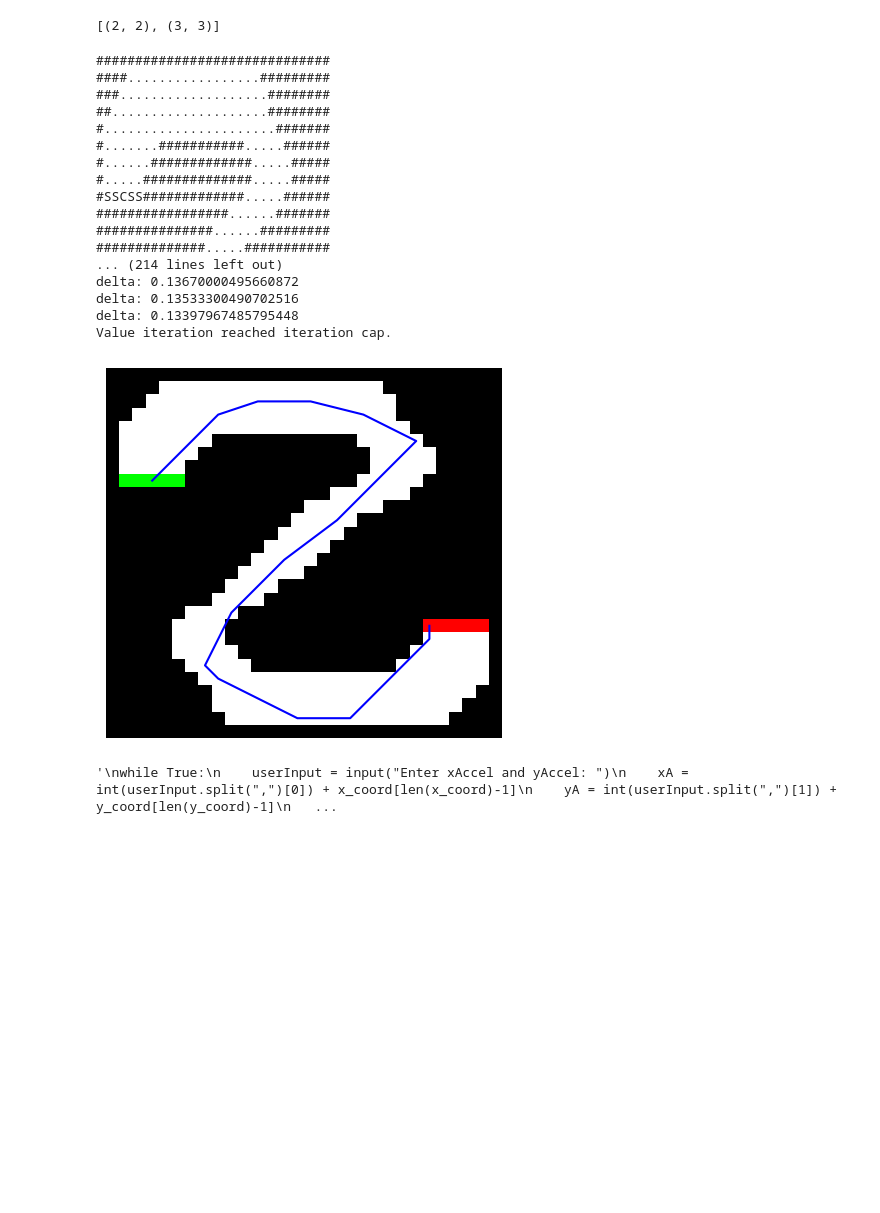
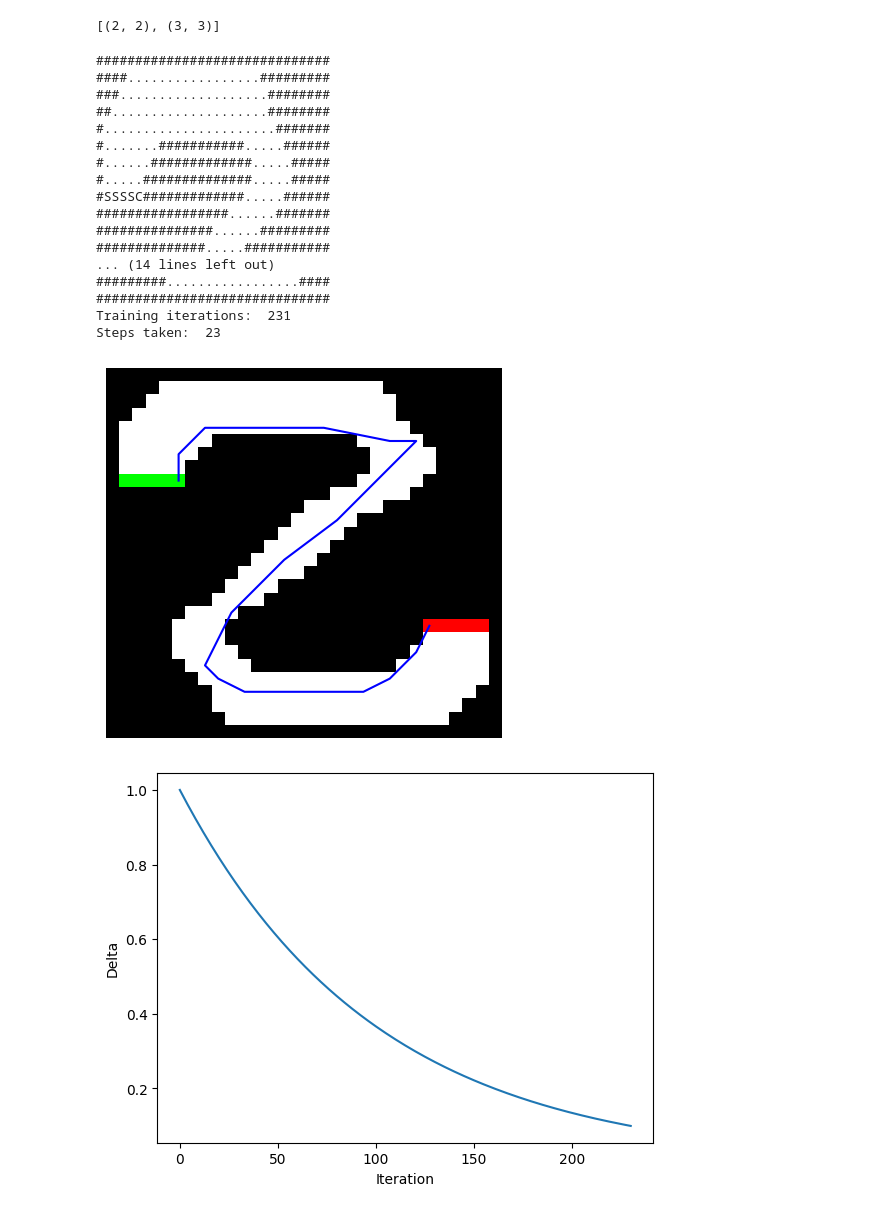
Before and after one commit to NathanRitchlin/AI2025-Project-4, a Jupyter notebook: main.ipynb, the cells around one changed output. Saved outputs shown, nothing was run; the diff lists cells and outputs as text; code cells hidden in the pictures; blank space fills up the shorter version.

```diff
--- a/main.ipynb
+++ b/main.ipynb
@@ -279,11 +274,6 @@ import numpy as np
 
 # deterministic transition function (no randomness)
 def transition(oldY, oldX, oldVY, oldVX, accel, racetrack):
-    """
-    Returns (newY_index, newX_index, newVY_value, newVX_value, crashed_flag, finished_flag)
-    Note: This function is deterministic (no oil randomness).
-    Coordinates returned are the grid coordinates (integers).
-    """
     # apply acceleration
     newVX = oldVX + accel[0]
     newVY = oldVY + accel[1]
@@ -301,7 +291,6 @@ def transition(oldY, oldX, oldVY, oldVX, accel, racetrack):
     newX = oldX + newVX
     newY = oldY + newVY
 
-    # compute path using Bresenham (you use bresenhamsAlgorithm(oldX,newX,oldY,newY))
     carCourse = bresenhamsAlgorithm(oldX, newX, oldY, newY)
 
     crashed = False
@@ -310,7 +299,6 @@ def transition(oldY, oldX, oldVY, oldVX, accel, racetrack):
     finishPoint = None
 
     for i, pos in enumerate(carCourse):
-        # pos presumably is (x,y) or similar; your original code treats pos in racetrack.walls
         if pos in racetrack.walls:
             crashed = True
             # nearest safe point before crash
@@ -319,7 +307,7 @@ def transition(oldY, oldX, oldVY, oldVX, accel, racetrack):
         if pos in racetrack.finishStates:
             finished = True
             finishPoint = pos
-            # keep scanning? we can break since finish reached
+
             break
 
     if crashed:
@@ -327,24 +315,21 @@ def transition(oldY, oldX, oldVY, oldVX, accel, racetrack):
             # place at nearest point with zero velocity
             newX = nearestPoint[0]
             newY = nearestPoint[1]
-        else:
-            # deterministic restart: choose the first start state instead of random.choice
-            # (If you want equal-prob restart over all start states, we should return a distribution)
-            start = racetrack.startStates[0]
+        if CRASH_POS == "STRT":
+            # Back to start
+            start = random.choice(racetrack.startStates)
             newX = start[0]
             newY = start[1]
         newVX = 0
         newVY = 0
 
     if finished:
-        # finishPoint overrides crash restart — set to finish point (velocities irrelevant)
         newX = finishPoint[0]
         newY = finishPoint[1]
         newVX = 0
         newVY = 0
 
-    # Ensure newX/newY are ints within grid bounds — clip if needed
-    # (Assuming racetrack grid indexes x in [0, cols-1], y in [0, rows-1])
+    # Ensure newX/newY are ints within array bounds
     cols = racetrack.size[0]
     rows = racetrack.size[1]
     if newX < 0: newX = 0
@@ -410,8 +395,11 @@ def valueIteration(racetrack, error, discount):
 
     # main value iteration loop
     iteration = 0
+    deltaList = []
+    iterList = []
     while True:
         iteration += 1
+        iterList.append(iteration)
         valuesPrev = copy.deepcopy(values)
         delta = 0.0
 
@@ -434,8 +422,7 @@ def valueIteration(racetrack, error, discount):
 
                         # for each action compute expected value deterministically:
                         for ai, a in enumerate(actions):
-                            r = -1  # step penalty (you used -1)
-                            # deterministic next-state if accel succeeds
+                            r = -1
                             (sy, sx, svy, svx), (fy, fx, fvy, fvx) = T[(y,x,vy,vx,ai)]
 
                             # convert returned velocities to indices
@@ -457,24 +444,18 @@ def valueIteration(racetrack, error, discount):
                         diff = abs(new_value - valuesPrev[y][x][vi][vj])
                         if diff > delta:
                             delta = diff
+
                         values[y][x][vi][vj] = new_value
 
-        # keep terminals zero (defensive)
+        # keep terminals zero
         for x in range(cols):
             for y in range(rows):
                 if (x,y) in racetrack.finishStates:
                     for vi in range(len_v):
                         for vj in range(len_v):
                             values[y][x][vi][vj] = 0.0
-
-        # check convergence
-        print("delta:", delta)
+        deltaList.append(delta)
         if delta < error:
-            break
-
-        # safety cap on iterations (optional)
-        if iteration > 2000:
-            print("Value iteration reached iteration cap.")
             break
 
     # build deterministic greedy policy mapping (state -> action)
@@ -488,7 +469,7 @@ def valueIteration(racetrack, error, discount):
                     vx = i2v[vj]
                     pi[(y, x, vy, vx)] = actions[best_ai]
 
-    return pi
+    return pi,iteration
 
 
 r = RaceTrack(TRACK_NAME)
@@ -497,55 +478,43 @@ x_coord = [c.xPos]
 y_coord = [c.yPos]
 graph = makePlot(r)
 r.printTrack(c)
-policy = valueIteration(r, 0.1, .99)
+policy,iterations = valueIteration(r, 0.1, .99)
 
 c.resetCar()
 x_coord = [c.xPos]
 y_coord = [c.yPos]
-for i in range(100):
+for i in range(200):
     actionChosen = policy[(c.yPos,c.xPos,c.yVel,c.xVel)]
     c.updatePos(actionChosen[0],actionChosen[1], False)
     x_coord.append(c.xPos)
     y_coord.append(c.yPos)
     carState = (c.xPos, c.yPos)
     if(carState in r.finishStates):
         break
 
+print("Training iterations: ",iterations)
+print("Steps taken: ",i)
+
 graph = makePlot(r)
 graph.plot(x_coord,y_coord,linestyle = '-', color = 'blue')
 graph.show()
 # %% [output]
 ##############################
 ####.................#########
 ###...................########
 ##....................########
 #......................#######
 #.......###########.....######
 #......#############.....#####
 #.....##############.....#####
-#SSCSS#############.....######
+#SSSSC#############.....######
 #################......#######
 ###############......#########
 ##############.....###########
-... (214 lines left out)
-delta: 0.13670000495660872
-delta: 0.13533300490702516
-delta: 0.13397967485795448
-Value iteration reached iteration cap.
+... (14 lines left out)
+#########.................####
+##############################
+Training iterations:  231
+Steps taken:  23
-[figure, old version]
+[figure, new version]
+[figure, added]
-# %%
-'''
-while True:
-    userInput = input("Enter xAccel and yAccel: ")
-    xA = int(userInput.split(",")[0]) + x_coord[len(x_coord)-1]
-    yA = int(userInput.split(",")[1]) + y_coord[len(y_coord)-1]
-    x_coord.append(xA)
-    y_coord.append(yA)
-    c.updatePos(xA, yA)
-    graph = makePlot(r)
-    graph.plot(x_coord,y_coord,linestyle = '-', color = 'blue')
-    graph.show()
-    r.printTrack(c)
-    '''
-# %% [output]
-'\nwhile True:\n    userInput = input("Enter xAccel and yAccel: ")\n    xA = int(userInput.split(",")[0]) + x_coord[len(x_coord)-1]\n    yA = int(userInput.split(",")[1]) + y_coord[len(y_coord)-1]\n   ...
```
Also changed, not shown: parts of 2 cells of this notebook, 2 other files.
